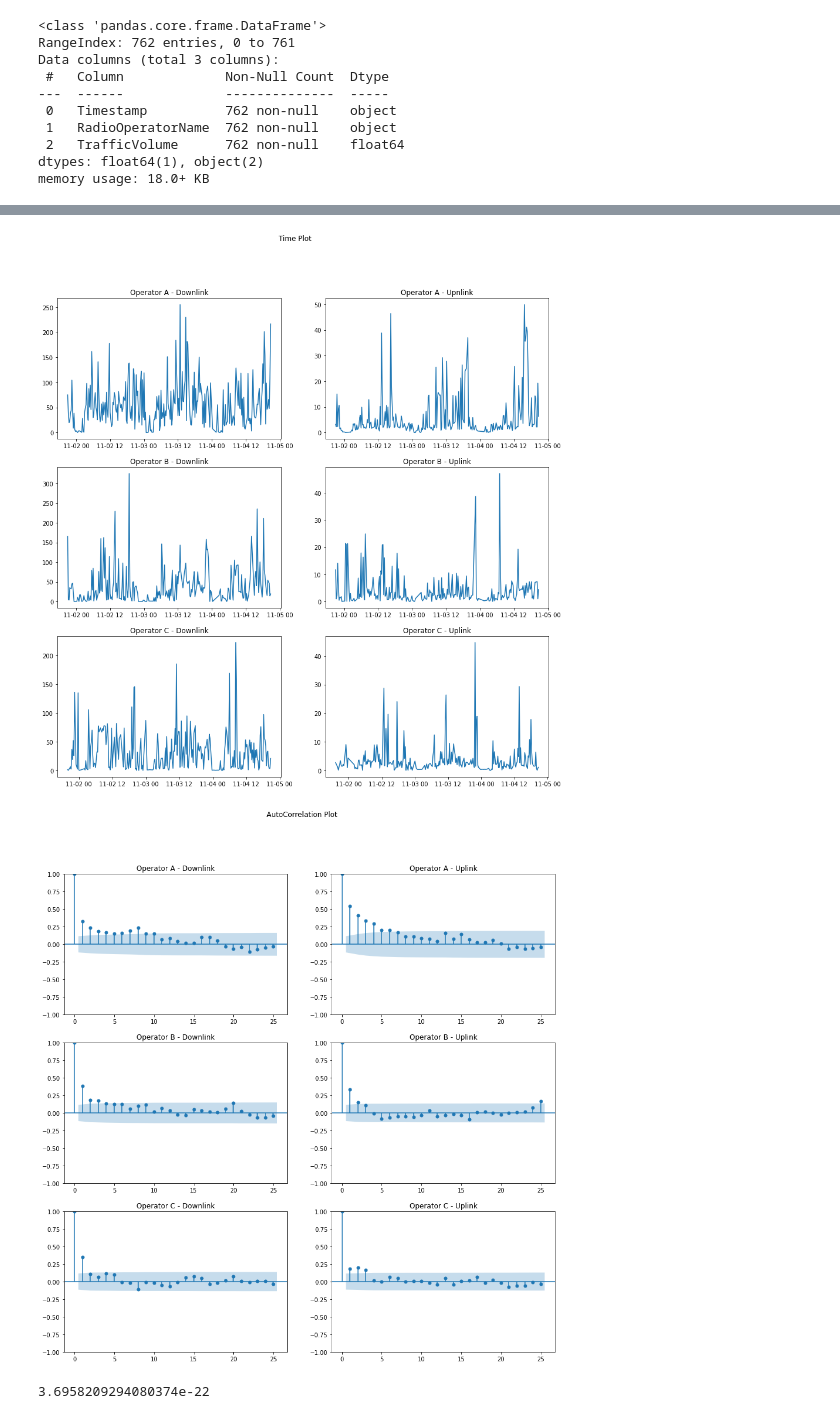
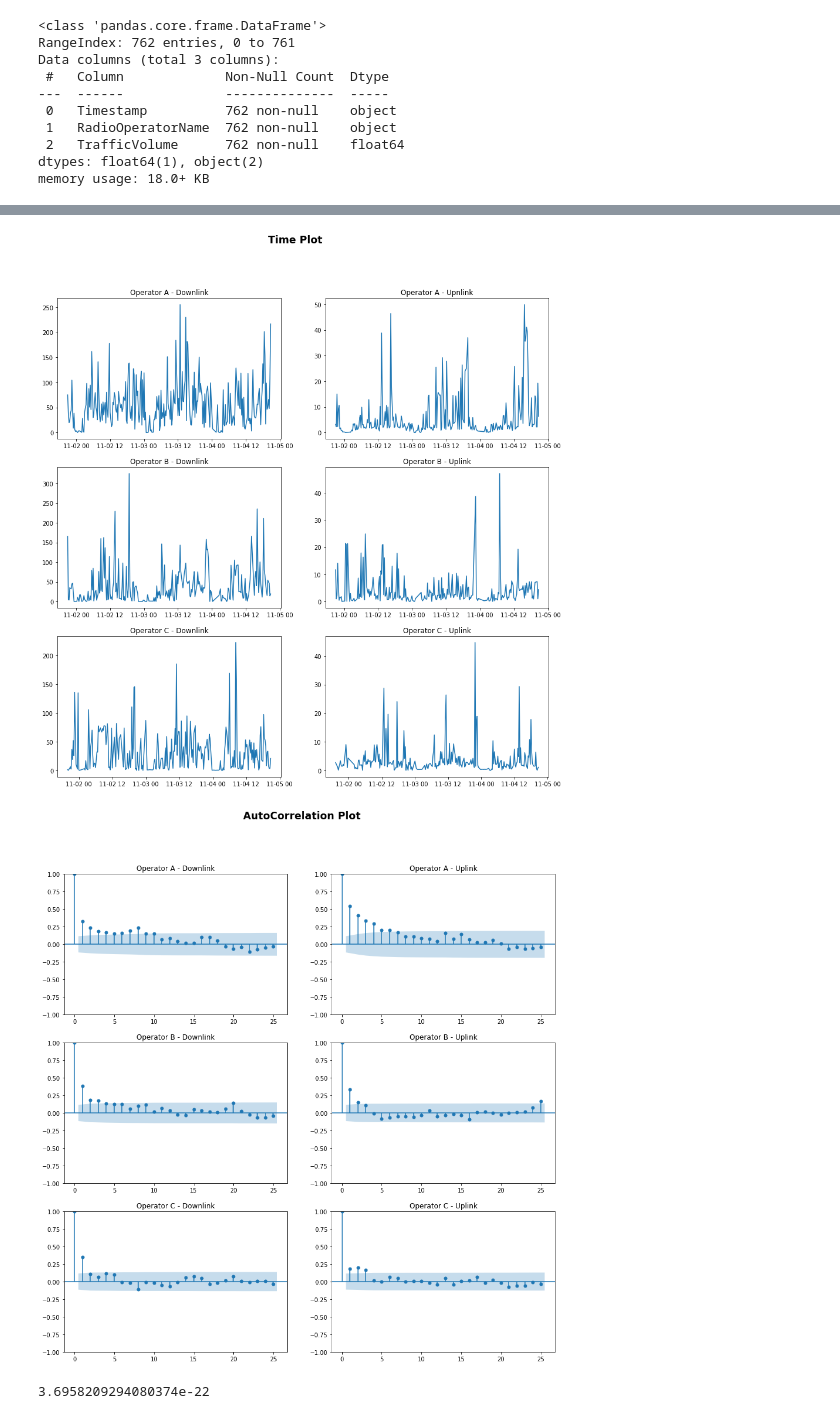
Before and after one commit to medhatfawzy/AI-Telecom, a Jupyter notebook: 4.Machine_Learning.ipynb, the cells around one changed output, grey strips where cells are left out. Saved outputs shown, nothing was run; the diff lists cells and outputs as text; code cells hidden in the pictures.

```diff
--- a/4.Machine_Learning.ipynb
+++ b/4.Machine_Learning.ipynb
@@ -326,12 +327,12 @@ Data columns (total 3 columns):
  2   TrafficVolume      762 non-null    float64
 dtypes: category(1), datetime64[ns](1), float64(1)
 memory usage: 12.9 KB
-# %%
-def split_by_operator(df):
-    df_a = df[df["RadioOperatorName"] == "Operator A"].copy()
-    df_b = df[df["RadioOperatorName"] == "Operator B"].copy()
-    df_c = df[df["RadioOperatorName"] == "Operator C"].copy()
-    return df_a, df_b, df_c
+# %%
+def split_by_operator(df):
+    dfs = []
+    for operator in df["RadioOperatorName"].cat.categories:
+        dfs.append(df[df["RadioOperatorName"] == operator].copy())
+    return dfs
 # %%
 Down_traffic_samsung_A, Down_traffic_samsung_B, Down_traffic_samsung_C = split_by_operator(Down_traffic_samsung)
 
@@ -339,7 +340,7 @@ Up_traffic_samsung_A, Up_traffic_samsung_B, Up_traffic_samsung_C = split_by_oper
 # %%
 def to_ts(df):
     df.set_index("Timestamp", inplace=True)
-    return df.drop("RadioOperatorName", axis=1).resample(rule='15T').sum(min_count=1)
+    return  df.drop("RadioOperatorName", axis=1).resample(rule='15T').sum(min_count=1).interpolate()
 # %%
 Down_traffic_samsung_A = to_ts(Down_traffic_samsung_A)
 Down_traffic_samsung_B = to_ts(Down_traffic_samsung_B)
@@ -372,8 +351,0 @@ Up_traffic_samsung_B.head(20)
-# %%
-Down_traffic_samsung_A["TrafficVolume"] = Down_traffic_samsung_A["TrafficVolume"].interpolate()
-Down_traffic_samsung_B["TrafficVolume"] = Down_traffic_samsung_B["TrafficVolume"].interpolate()
-Down_traffic_samsung_C["TrafficVolume"] = Down_traffic_samsung_C["TrafficVolume"].interpolate()
-
-Up_traffic_samsung_A["TrafficVolume"] = Up_traffic_samsung_A["TrafficVolume"].interpolate()
-Up_traffic_samsung_B["TrafficVolume"] = Up_traffic_samsung_B["TrafficVolume"].interpolate()
-Up_traffic_samsung_C["TrafficVolume"] = Up_traffic_samsung_C["TrafficVolume"].interpolate()
@@ -401,6 +373,6 @@ Up_traffic_samsung_B.head(20)
 # %%
 fig, axs = plt.subplots(3, 2, figsize=(15,15))
-fig.suptitle('Time Plot')
+fig.suptitle('Time Plot', fontsize="xx-large", fontweight="bold")
 
 axs[0][0].set_title('Operator A - Downlink')
 axs[0][1].set_title('Operator A - Upnlink')
@@ -417,20 +389,20 @@ axs[2][0].plot(Down_traffic_samsung_C)
 axs[2][1].plot(Up_traffic_samsung_C)
 plt.show()
 # %% [output]
-[figure, old version]
+[figure, new version]
 # %%
 fig, axs = plt.subplots(3, 2, figsize=(15,15))
-fig.suptitle('AutoCorrelation Plot')
+fig.suptitle('AutoCorrelation Plot', fontsize="xx-large", fontweight="bold")
 
 plot_acf(Down_traffic_samsung_A, ax=axs[0][0], title="Operator A - Downlink")
 plot_acf(Up_traffic_samsung_A, ax=axs[0][1], title="Operator A - Uplink")
 plot_acf(Down_traffic_samsung_B, ax=axs[1][0], title="Operator B - Downlink")
 plot_acf(Up_traffic_samsung_B, ax=axs[1][1], title="Operator B - Uplink")
 plot_acf(Down_traffic_samsung_C, ax=axs[2][0], title="Operator C - Downlink")
 plot_acf(Up_traffic_samsung_C, ax=axs[2][1], title="Operator C - Uplink")
 plt.show()
 # %% [output]
-[figure, old version]
+[figure, new version]
 # %%
 # The augmented Dickey-Fuller test can be used to test if this is a random walk
 results_dl_a = adfuller(Up_traffic_samsung_B["TrafficVolume"])[1]
```
Also changed, not shown: parts of 5 cells of this notebook, 1 other file.
